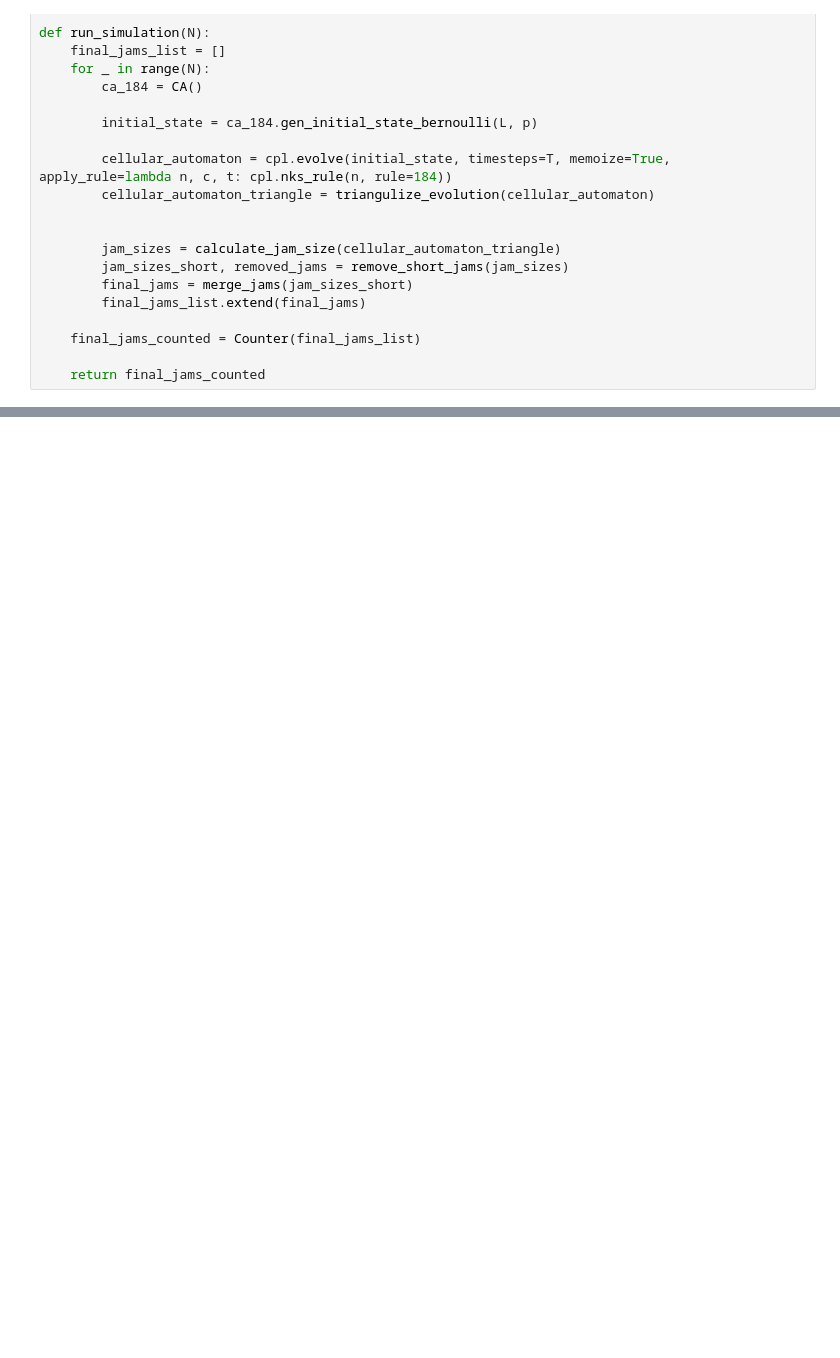
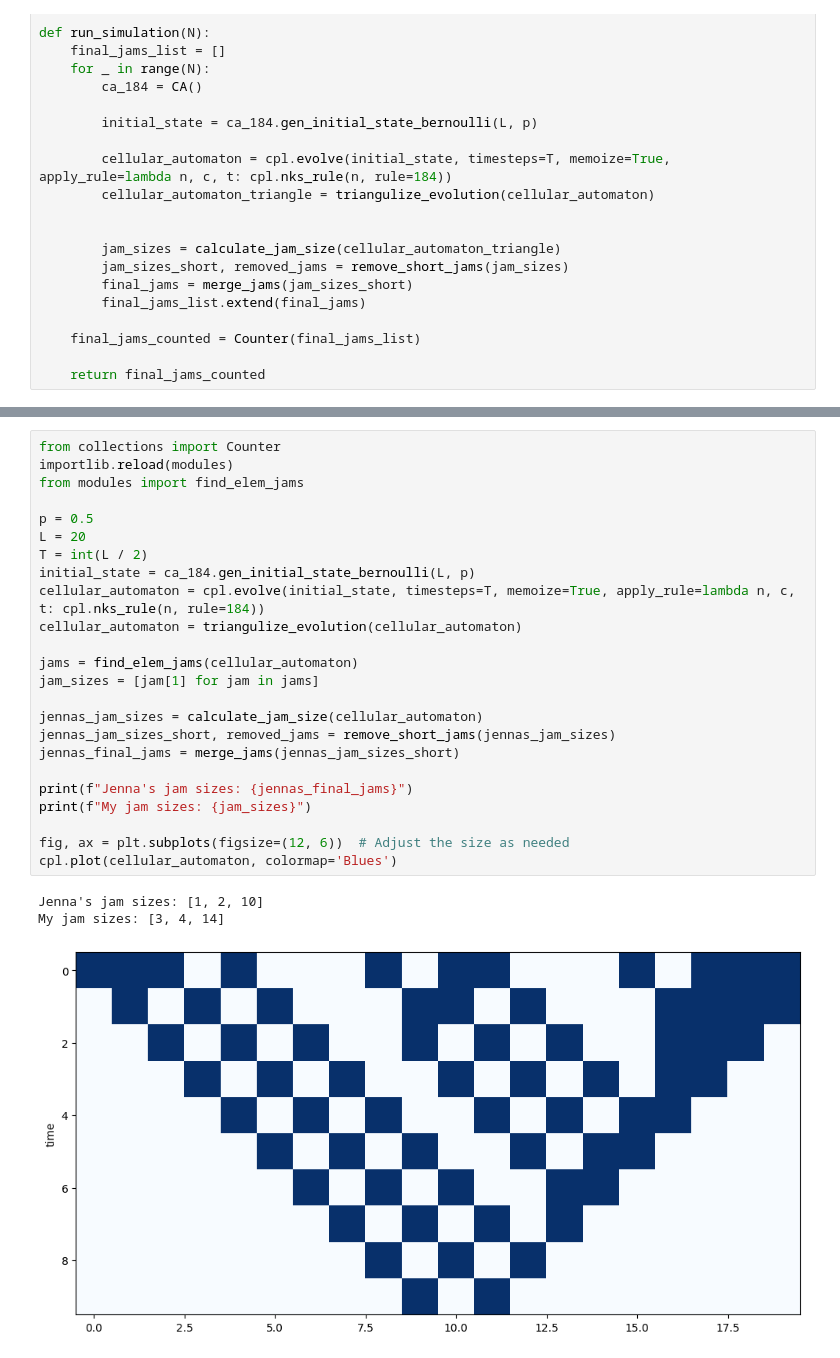
Before and after one commit to ThomasTenDamme/CSS-Group1, a Jupyter notebook: jennas_test.ipynb, the cells around one changed output, grey strips where cells are left out. Drawn from its saved outputs; the diff is of its cells as text; blank space fills up the shorter version.

Commit message:
Small added code block to check jam size functions

```diff
--- a/jennas_test.ipynb
+++ b/jennas_test.ipynb
@@ -144,0 +145,28 @@ plt.plot(x_fit,y_fit)
+# %%
+from collections import Counter
+importlib.reload(modules)
+from modules import find_elem_jams
+
+p = 0.5
+L = 20
+T = int(L / 2)
+initial_state = ca_184.gen_initial_state_bernoulli(L, p)
+cellular_automaton = cpl.evolve(initial_state, timesteps=T, memoize=True, apply_rule=lambda n, c, t: cpl.nks_rule(n, rule=184))
+cellular_automaton = triangulize_evolution(cellular_automaton)
+
+jams = find_elem_jams(cellular_automaton)
+jam_sizes = [jam[1] for jam in jams]
+
+jennas_jam_sizes = calculate_jam_size(cellular_automaton)
+jennas_jam_sizes_short, removed_jams = remove_short_jams(jennas_jam_sizes)
+jennas_final_jams = merge_jams(jennas_jam_sizes_short)
+
+print(f"Jenna's jam sizes: {jennas_final_jams}")
+print(f"My jam sizes: {jam_sizes}")
+
+fig, ax = plt.subplots(figsize=(12, 6))  # Adjust the size as needed
+cpl.plot(cellular_automaton, colormap='Blues')
+# %% [output]
+Jenna's jam sizes: [1, 2, 10]
+My jam sizes: [3, 4, 14]
+[figure, added]
```
Also changed, not shown: parts of 3 cells of this notebook.
